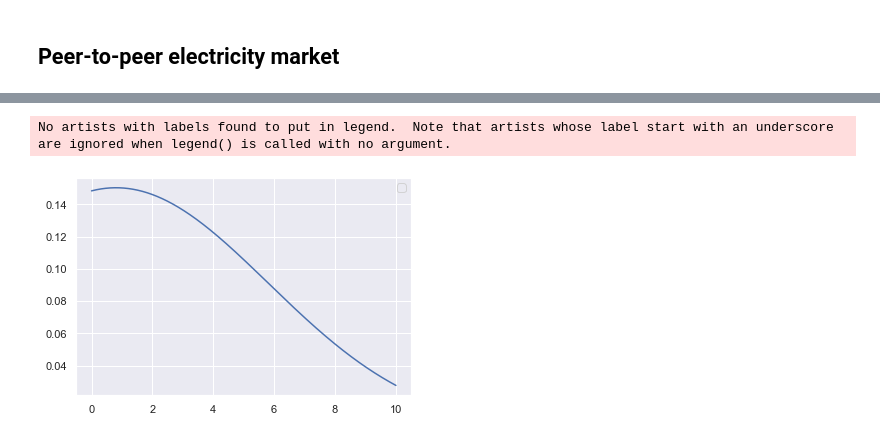
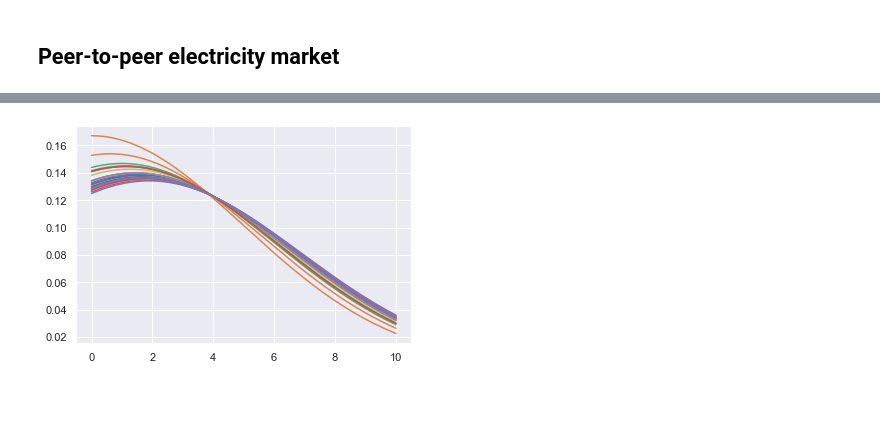
Before and after one commit to ishilov/data_market, a Jupyter notebook: dynamic_test.ipynb, the cells around one changed output, grey strips where cells are left out. Drawn from its saved outputs; the diff is of its cells as text; code cells hidden in the pictures; blank space fills up the shorter version.

```diff
--- a/dynamic_test.ipynb
+++ b/dynamic_test.ipynb
@@ -205,3 +257,29 @@ price_rt_sell = 1
+# %%
+means_base_forecasts = [1.7136738749507794,
+1.5821348892434766,
+1.8149917606972021,
+1.830641395518309,
+1.5138996137339054,
+1.5895894345273751,
+1.789797997994862,
+1.1078542606914212,
+1.261400104925318,
+1.7052592657126997,
+1.5571239475516365,
+0.0050000000000000044,
+1.00248918296893,
+1.76106456673612,
+1.8906722235842117,
+1.447463478581979,
+1.447463478581979,
+1.447463478581979,
+1.6546007742350222,
+1.6546007742350222,
+1.6546007742350222,
+0.612626941514861,
+1.1364467105263154,
+1.1364467105263154,
+1.6923678186412126]
 # %%
 myclip_a = 0
 myclip_b = 10
@@ -254,12 +308,11 @@ for base_forecast in base_forecasts:
 # %%
 support = np.linspace(0,10, 1000)
 
-plt.plot(support, base_forecasts[0].pdf(support))
-plt.legend()
+for i in range(community_size):
+    plt.plot(support, base_forecasts[i].pdf(support))
 plt.show()
 # %% [output]
-No artists with labels found to put in legend.  Note that artists whose label start with an underscore are ignored when legend() is called with no argument.
-[figure, old version]
+[figure, new version]
 # %%
 def second_stage_resolution(model, agents, actual_generations):
     second_stage_decisions = []
```
Also changed, not shown: parts of 62 cells of this notebook, 5 other files.
